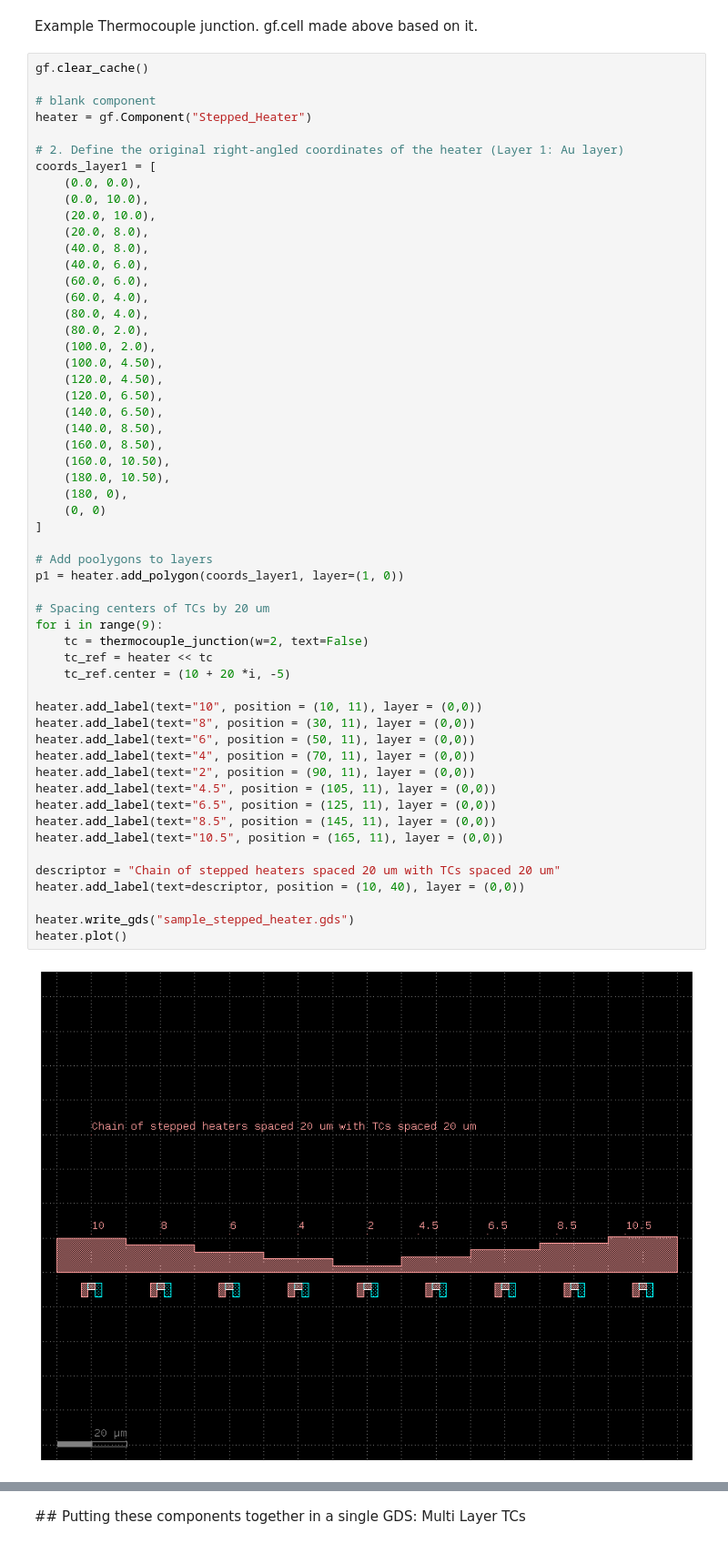
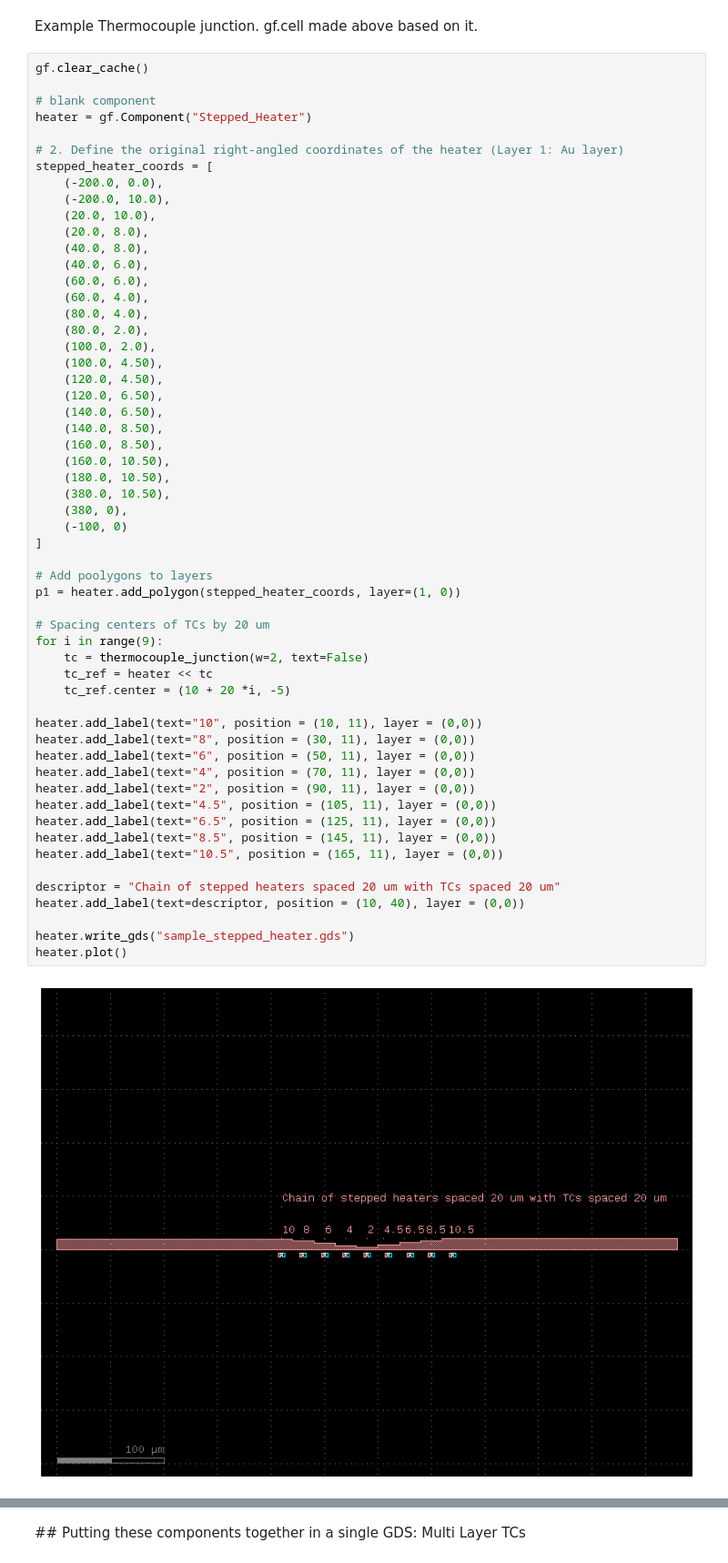
Before and after one commit to CiaranBarron/TFTCArray, a Jupyter notebook: AuNi_TFTC_Example.ipynb, the cells around one changed output, grey strips where cells are left out. Shown at 91% size. Cells and saved outputs as stored; diff of their text form.

Commit message:
Added stepped_heater to MultiTCArray

```diff
--- a/AuNi_TFTC_Example.ipynb
+++ b/AuNi_TFTC_Example.ipynb
@@ -352,9 +356,9 @@ gf.clear_cache()
 heater = gf.Component("Stepped_Heater")
 
 # 2. Define the original right-angled coordinates of the heater (Layer 1: Au layer)
-coords_layer1 = [
-    (0.0, 0.0),
-    (0.0, 10.0),
+stepped_heater_coords = [
+    (-200.0, 0.0),
+    (-200.0, 10.0),
     (20.0, 10.0),
     (20.0, 8.0),
     (40.0, 8.0),
@@ -371,37 +375,38 @@ coords_layer1 = [
     (140.0, 8.50),
     (160.0, 8.50),
     (160.0, 10.50),
     (180.0, 10.50),
-    (180, 0),
-    (0, 0)
+    (380.0, 10.50),
+    (380, 0),
+    (-100, 0)
 ]
 
 # Add poolygons to layers
-p1 = heater.add_polygon(coords_layer1, layer=(1, 0))
+p1 = heater.add_polygon(stepped_heater_coords, layer=(1, 0))
 
 # Spacing centers of TCs by 20 um
 for i in range(9):
     tc = thermocouple_junction(w=2, text=False)
     tc_ref = heater << tc
     tc_ref.center = (10 + 20 *i, -5)
 
 heater.add_label(text="10", position = (10, 11), layer = (0,0))
 heater.add_label(text="8", position = (30, 11), layer = (0,0))
 heater.add_label(text="6", position = (50, 11), layer = (0,0))
 heater.add_label(text="4", position = (70, 11), layer = (0,0))
 heater.add_label(text="2", position = (90, 11), layer = (0,0))
 heater.add_label(text="4.5", position = (105, 11), layer = (0,0))
 heater.add_label(text="6.5", position = (125, 11), layer = (0,0))
 heater.add_label(text="8.5", position = (145, 11), layer = (0,0))
 heater.add_label(text="10.5", position = (165, 11), layer = (0,0))
 
 descriptor = "Chain of stepped heaters spaced 20 um with TCs spaced 20 um"
 heater.add_label(text=descriptor, position = (10, 40), layer = (0,0))
 
 heater.write_gds("sample_stepped_heater.gds")
 heater.plot()
 # %% [output]
-[figure, old version]
+[figure, new version]
 # %%
 gf.clear_cache()
 
```
Also changed, not shown: parts of 7 cells of this notebook, 3 other files.
